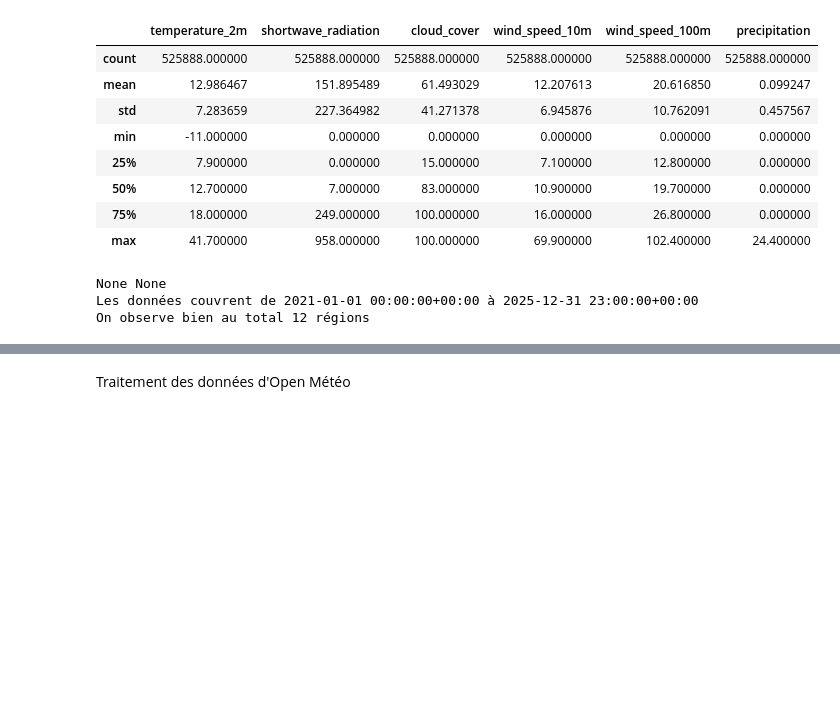
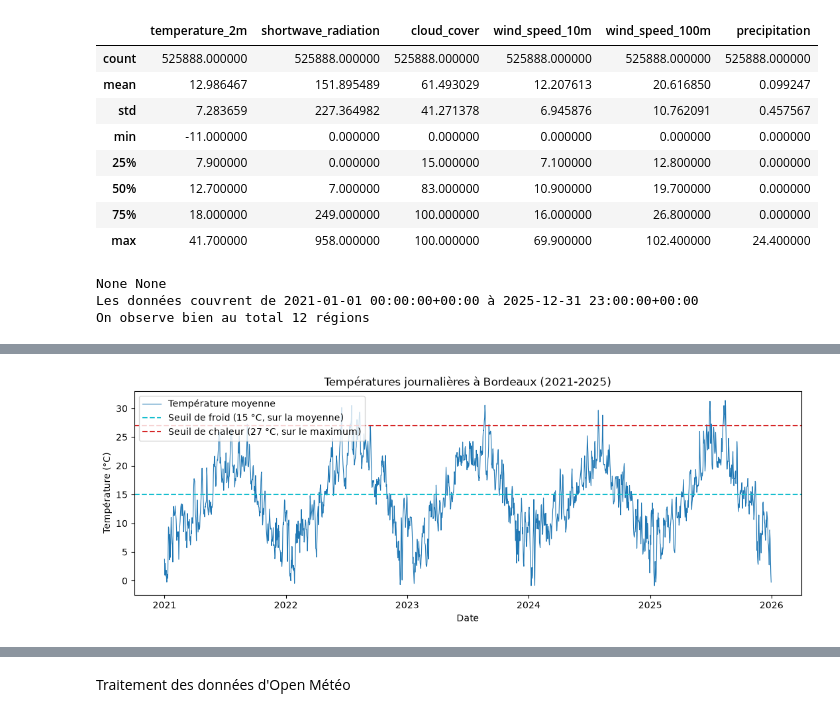
Before and after one commit to Cherif-git-code/Projet-Python-2026-2027, a Jupyter notebook: Rendu_final.ipynb, the cells around one changed output, grey strips where cells are left out. Saved outputs shown, nothing was run; the diff lists cells and outputs as text; code cells hidden in the pictures; blank space fills up the shorter version.

```diff
--- a/Rendu_final.ipynb
+++ b/Rendu_final.ipynb
@@ -78,0 +92,24 @@ ImportError: cannot import name 'cumul_mensuel' from 'src.meteo' (/home/onyxia/P
+# %%
+import matplotlib.pyplot as plt
+import importlib
+importlib.reload(src.meteo)
+from src.meteo import temperature_moyenne_jour, SEUIL_FROID, SEUIL_CHAUD
+
+ville = "bordeaux"
+tmoy = temperature_moyenne_jour(meteo, ville)
+
+
+fig, ax = plt.subplots(figsize=(13, 4))
+
+ax.plot(tmoy.index, tmoy.values, linewidth=0.8, color="tab:blue", label="Température moyenne")
+ax.axhline(SEUIL_FROID, color="tab:cyan", linestyle="--", label=f"Seuil de froid ({SEUIL_FROID} °C, sur la moyenne)")
+ax.axhline(SEUIL_CHAUD, color="tab:red", linestyle="--", label=f"Seuil de chaleur ({SEUIL_CHAUD} °C, sur le maximum)")
+ax.set_title(f"Températures journalières à {ville.capitalize()} (2021-2025)")
+ax.set_xlabel("Date"); ax.set_ylabel("Température (°C)")
+ax.legend(loc="upper left")
+plt.show()
+
+#On observe que très peu de jours sont au dessus du seuil de chaleur (27 degré). C'est "l'effet nuit qu'on a déjà mentionné.
+#On génère donc en ne prenant que les données entre 8h et 20h (C'est un choix assez arbitraire car le jour et la nuit commence différement selon les saisons mais c'est le choix que l'on a fait ici.)
+# %% [output]
+[figure, added]
```
Also changed, not shown: parts of 6 cells of this notebook, 1 other file.
